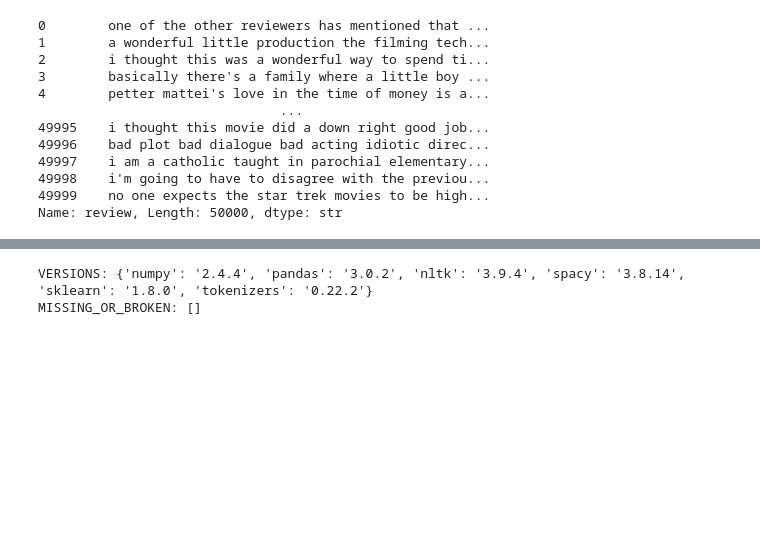
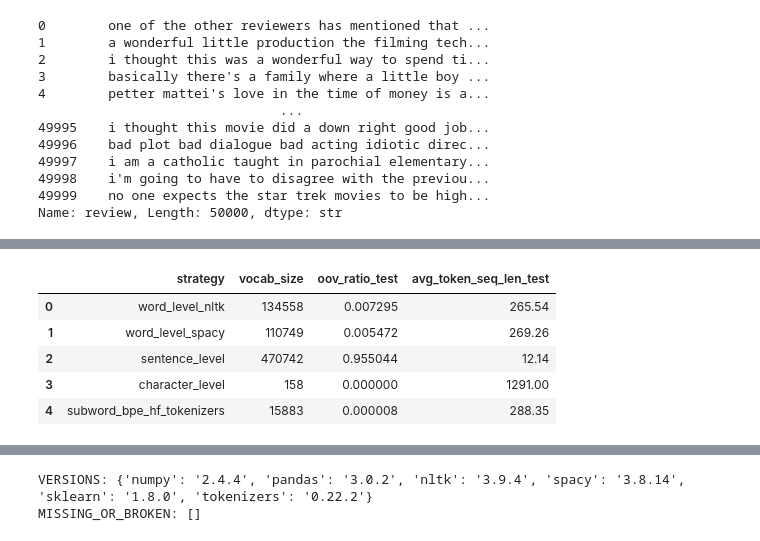
Before and after one commit to HungHiHung10/Lab01-Data-Mining, a Jupyter notebook: notebooks/06_Preprocessing_text.ipynb, the cells around one changed output, grey strips where cells are left out. Cells and saved outputs as stored; diff of their text form; code cells hidden in the pictures; blank space fills up the shorter version.

```diff
--- a/notebooks/06_Preprocessing_text.ipynb
+++ b/notebooks/06_Preprocessing_text.ipynb
@@ -389,16 +466,7 @@ impact_df[[
 # %%
-df_tok = pd.read_csv('../data\\raw/IMDB Dataset.csv').copy()
-
-def basic_clean_for_tokenization(text):
-    text = str(text).lower()
-    text = re.sub(r'<.*?>', ' ', text)
-    text = re.sub(r'https?://\S+|www\.\S+', ' ', text)
-    text = re.sub(r'(?<!\w)@\w+', ' ', text)
-    text = re.sub(r'(?<!\w)#\w+', ' ', text)
-    text = re.sub(r'\s+', ' ', text).strip()
-    return text
-
-df_tok['text_clean'] = df_tok['review'].apply(basic_clean_for_tokenization)
+# Dùng lại df đã tải, áp dụng basic_clean() đã định nghĩa ở Section 3
+df_tok = df[['review', 'sentiment']].copy()
+df_tok['text_clean'] = df_tok['review'].apply(basic_clean)
 
 train_texts, test_texts = train_test_split(
     df_tok['text_clean'],
@@ -440,30 +508,37 @@ strategy_tokenizers = {
     'sentence_level': sent_tokenize,
     'character_level': list,
 }
 
 comparison_rows = []
 for strategy_name, tokenizer_fn in strategy_tokenizers.items():
     train_tokens = [tokenizer_fn(text) for text in train_text_list]
     test_tokens = [tokenizer_fn(text) for text in test_text_list]
     comparison_rows.append(evaluate_strategy(strategy_name, train_tokens, test_tokens))
 
 # Subword (BPE using Hugging Face tokenizers).
 bpe_tokenizer = Tokenizer(models.BPE(unk_token='[UNK]'))
 bpe_tokenizer.normalizer = normalizers.Sequence([normalizers.NFKC(), normalizers.Lowercase()])
 bpe_tokenizer.pre_tokenizer = pre_tokenizers.Whitespace()
 bpe_trainer = trainers.BpeTrainer(
     vocab_size=16000,
     min_frequency=2,
     special_tokens=['[UNK]', '[PAD]', '[CLS]', '[SEP]', '[MASK]'],
 )
 bpe_tokenizer.train_from_iterator(train_text_list, trainer=bpe_trainer)
 
 train_bpe = [bpe_tokenizer.encode(text).tokens for text in train_text_list]
 test_bpe = [bpe_tokenizer.encode(text).tokens for text in test_text_list]
 comparison_rows.append(evaluate_strategy('subword_bpe_hf_tokenizers', train_bpe, test_bpe))
 
 tokenization_comparison_df = pd.DataFrame(comparison_rows)
 tokenization_comparison_df['oov_ratio_test'] = tokenization_comparison_df['oov_ratio_test'].round(6)
 tokenization_comparison_df['avg_token_seq_len_test'] = tokenization_comparison_df['avg_token_seq_len_test'].round(2)
 
 tokenization_comparison_df
+# %% [output]
+|  | strategy | vocab_size | oov_ratio_test | avg_token_seq_len_test |
+| 0 | word_level_nltk | 134558 | 0.007295 | 265.54 |
+| 1 | word_level_spacy | 110749 | 0.005472 | 269.26 |
+| 2 | sentence_level | 470742 | 0.955044 | 12.14 |
+| 3 | character_level | 158 | 0.000000 | 1291.00 |
+| 4 | subword_bpe_hf_tokenizers | 15883 | 0.000008 | 288.35 |
```
Also changed, not shown: parts of 56 cells of this notebook.
